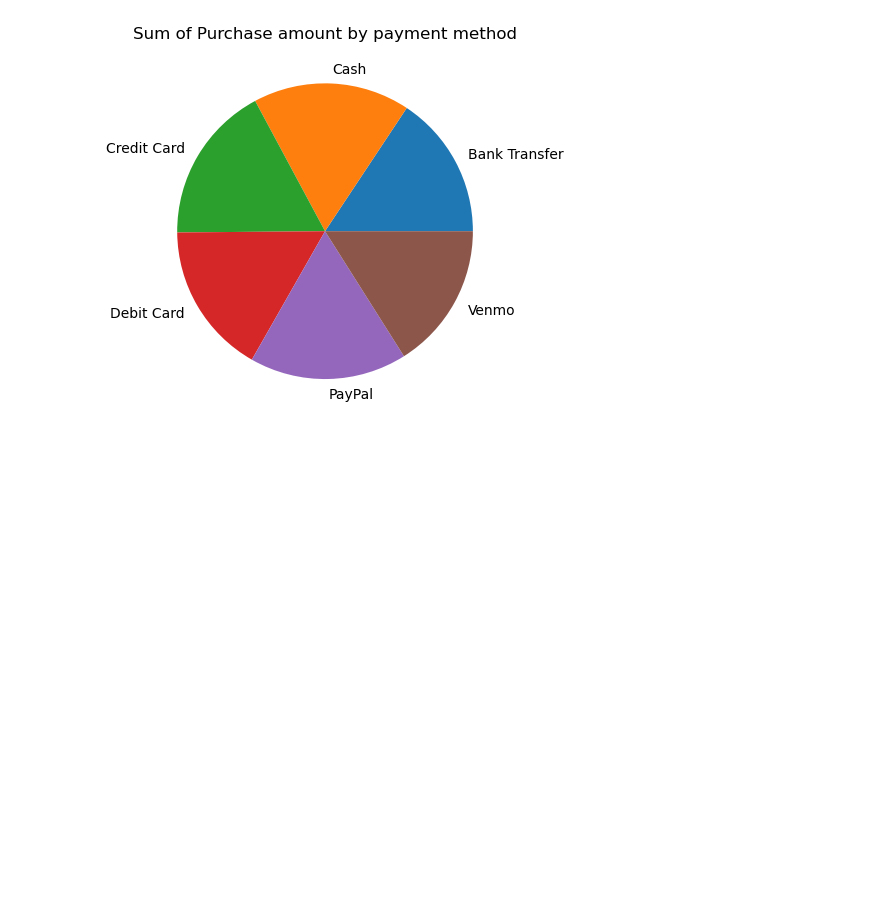
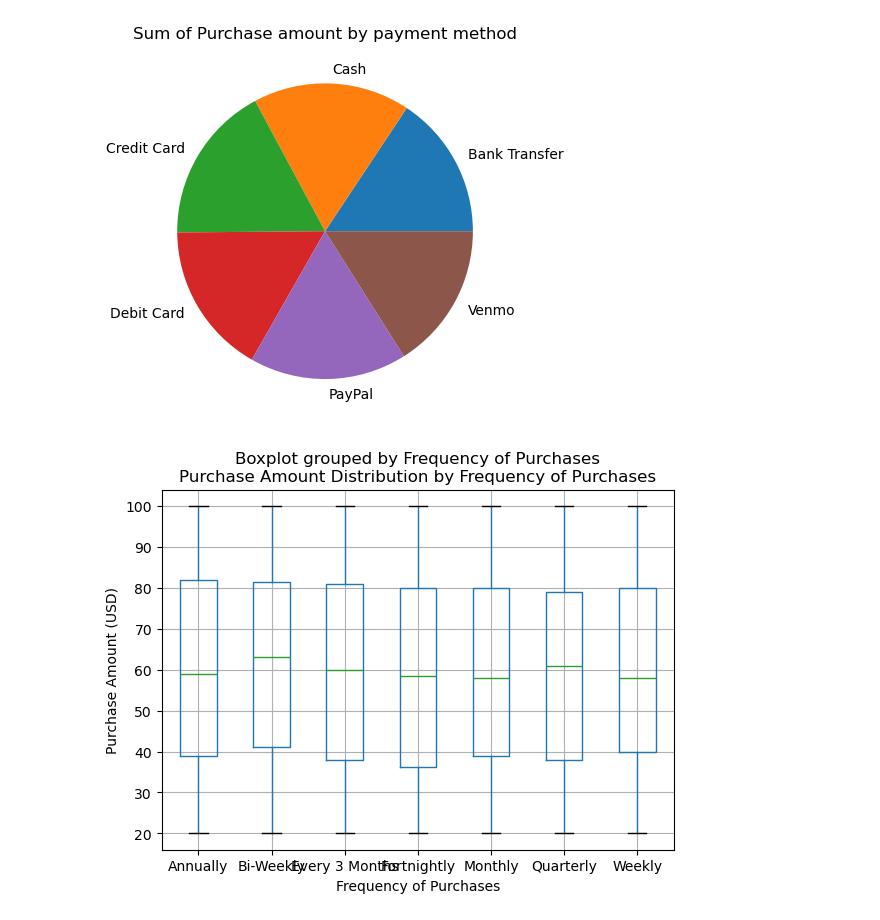
Before and after one commit to samwanyua/Shopping-Trends-Exploratory-Data-Analysis-EDA-Project, a Jupyter notebook: notebook.ipynb, the cells around one changed output. Drawn from its saved outputs; the diff is of its cells as text; code cells hidden in the pictures; blank space fills up the shorter version.

Commit message:
Data visualization

```diff
--- a/notebook.ipynb
+++ b/notebook.ipynb
@@ -297,3 +297,11 @@ plt.ylabel(" ")
 plt.show()
 # %% [output]
 [figure]
+# %%
+data.boxplot(column="Purchase Amount (USD)", by="Frequency of Purchases")
+plt.xlabel("Frequency of Purchases")
+plt.ylabel("Purchase Amount (USD)")
+plt.title("Purchase Amount Distribution by Frequency of Purchases")
+plt.show()
+# %% [output]
+[figure, added]
```
Also changed, not shown: parts of 1 cell of this notebook.
